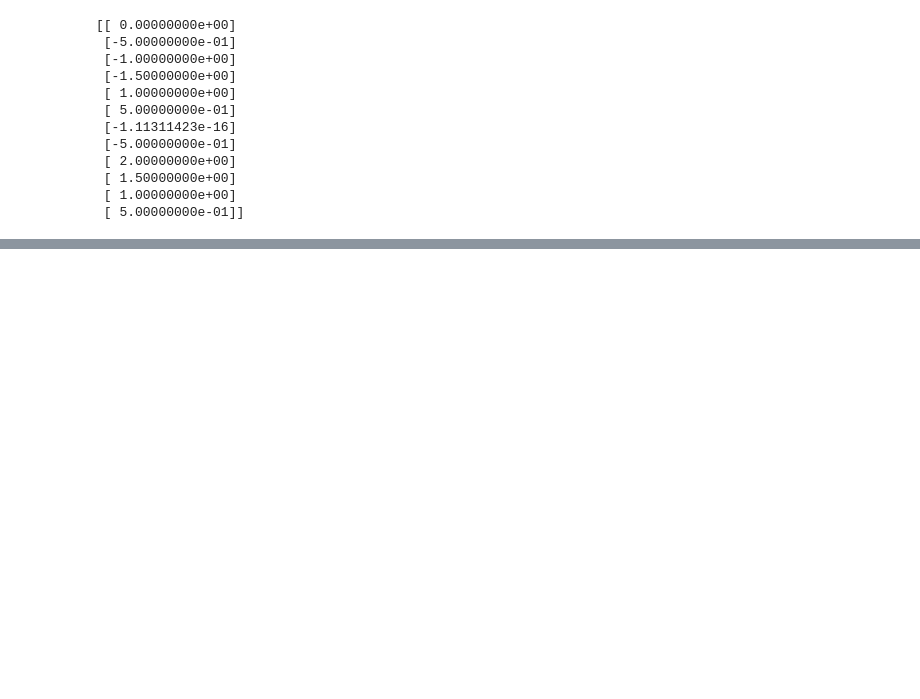
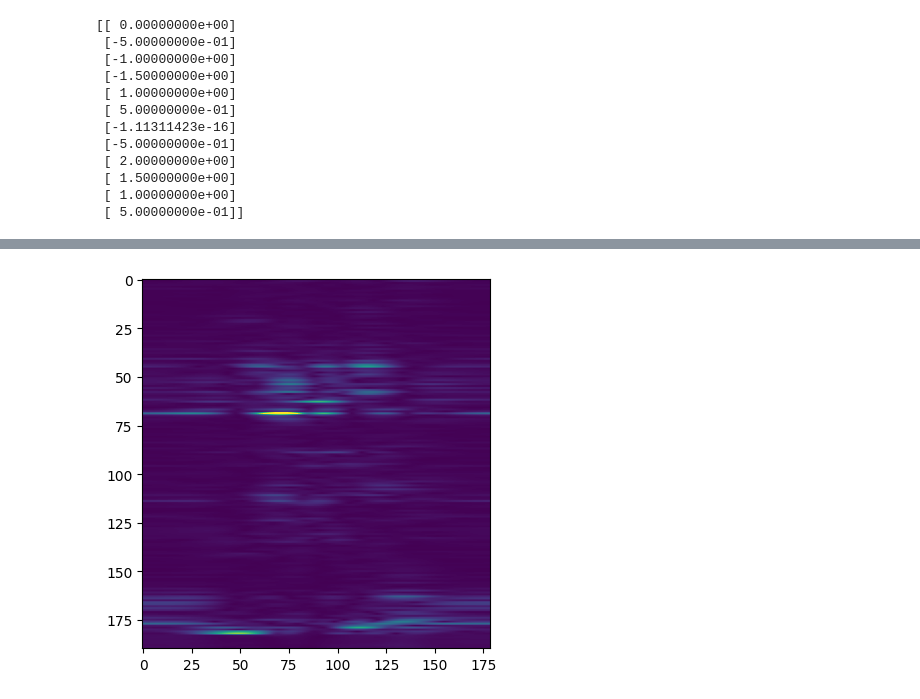
Before and after one commit to koitu/com304-radar-slam-project, a Jupyter notebook: visualize_data.ipynb, the cells around one changed output, grey strips where cells are left out. Drawn from its saved outputs; the diff is of its cells as text; code cells hidden in the pictures; blank space fills up the shorter version.

```diff
--- a/visualize_data.ipynb
+++ b/visualize_data.ipynb
@@ -195,0 +208,24 @@ Wall time: 90.1 ms
+# %%
+theta = np.arange(
+    theta_s * (np.pi/180),
+    theta_e * (np.pi/180),
+    theta_res * (np.pi/180))
+rfi = np.exp(1j * (2 * np.pi * (ant_pos * np.cos(theta))/lm))[:, :, np.newaxis]
+
+X = raw_data[0,:,:,:] # we captured 20 frames but we only need 1
+
+plot_lim_y = [10,200]
+plot_lim_x = [0 - theta_s,179 - theta_s]
+# %%
+%%timeit
+
+beat_freq = scipy.fft.fft(X, axis=-1)
+beat_freq = np.reshape(beat_freq, (-1, adc_samples))
+
+to_plot = np.sum(np.multiply(beat_freq[:, np.newaxis, :], rfi), axis=0)
+to_plot = to_plot[plot_lim_x[0]:plot_lim_x[1],plot_lim_y[0]:plot_lim_y[1]]
+to_plot = to_plot/np.max(np.reshape(to_plot,(1,-1)))
+to_plot = abs(to_plot[:,::-1]).T
+# plt.imshow(abs((to_plot).T), extent=[theta[plot_lim_x[0]]-np.pi/2, theta[plot_lim_x[1]]-np.pi/2,plot_lim_y[0] * 0.041763,plot_lim_y[1] * 0.041763],cmap = 'jet',  vmin=0, vmax=1.2) # this is giving the y axis in meters, and x axis in angles
+plt.imshow(to_plot, vmin=0, vmax=1.2)
+# %% [output]
@@ -195,0 +233 @@ Wall time: 90.1 ms
+[figure, added]
```
Also changed, not shown: parts of 5 cells of this notebook, 2 other files.
